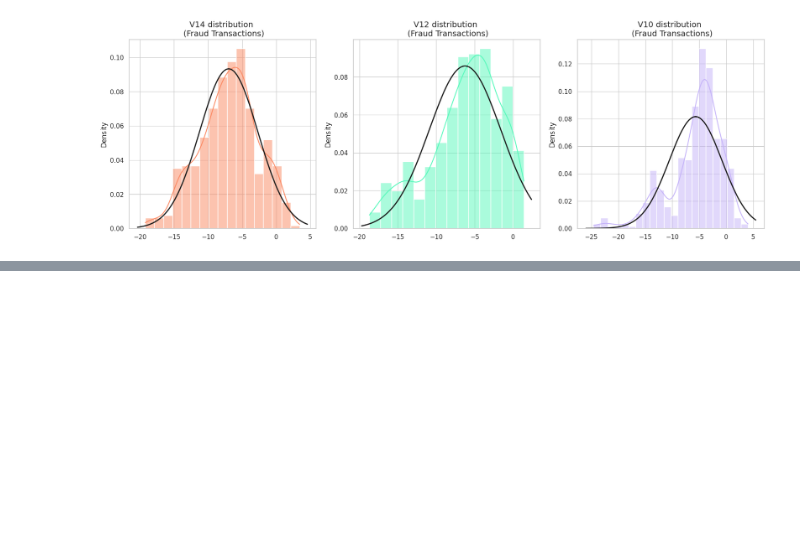
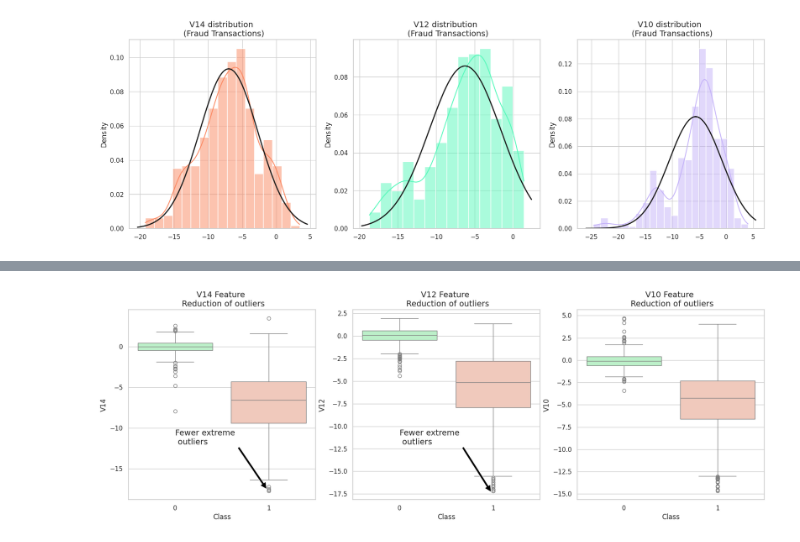
Before and after one commit to mohammad-jafary/data_science_projects, a Jupyter notebook: creditcardfraud/creditcardfraud.ipynb, the cells around one changed output, grey strips where cells are left out. Cells and saved outputs as stored; diff of their text form; code cells hidden in the pictures; blank space fills up the shorter version.

```diff
--- a/creditcardfraud/creditcardfraud.ipynb
+++ b/creditcardfraud/creditcardfraud.ipynb
@@ -295,0 +324,30 @@ V14 outliers: [np.float64(-17.7216383537133), np.float64(-17.6206343516773)]
+# %%
+f,(ax1, ax2, ax3) = plt.subplots(1, 3, figsize=(20,6))
+
+colors = ['#B3F9C5', '#f9c5b3']
+# Boxplots with outliers removed
+# Feature V14
+sns.boxplot(x="Class", y="V14", data=new_df,ax=ax1, palette=colors, hue="Class", legend=False)
+ax1.set_title("V14 Feature \n Reduction of outliers", fontsize=14)
+ax1.annotate('Fewer extreme \n outliers', xy=(0.98, -17.5), xytext=(0, -12),
+            arrowprops=dict(facecolor='black'),
+            fontsize=14)
+
+# Feature 12
+sns.boxplot(x="Class", y="V12", data=new_df, ax=ax2, palette=colors, hue="Class", legend=False)
+ax2.set_title("V12 Feature \n Reduction of outliers", fontsize=14)
+ax2.annotate('Fewer extreme \n outliers', xy=(0.98, -17.3), xytext=(0, -12),
+            arrowprops=dict(facecolor='black'),
+            fontsize=14)
+
+# Feature V10
+sns.boxplot(x="Class", y="V10", data=new_df, ax=ax3, palette=colors, hue="Class", legend=False)
+ax3.set_title("V10 Feature \n Reduction of outliers", fontsize=14)
+ax3.annotate('Fewer extreme \n outliers', xy=(0.95, -16.5), xytext=(0, -12),
+            arrowprops=dict(facecolor='black'),
+            fontsize=14)
+
+
+plt.show()
+# %% [output]
+[figure, added]
```
Also changed, not shown: parts of 8 cells of this notebook.
